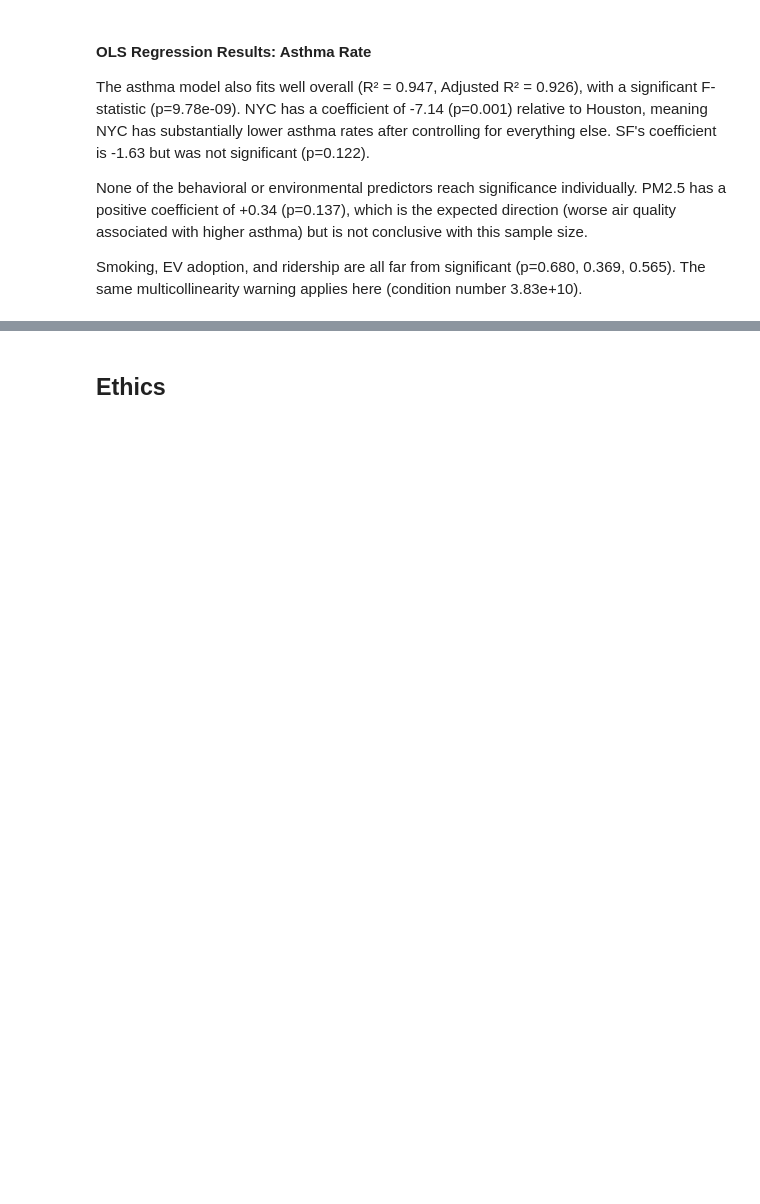
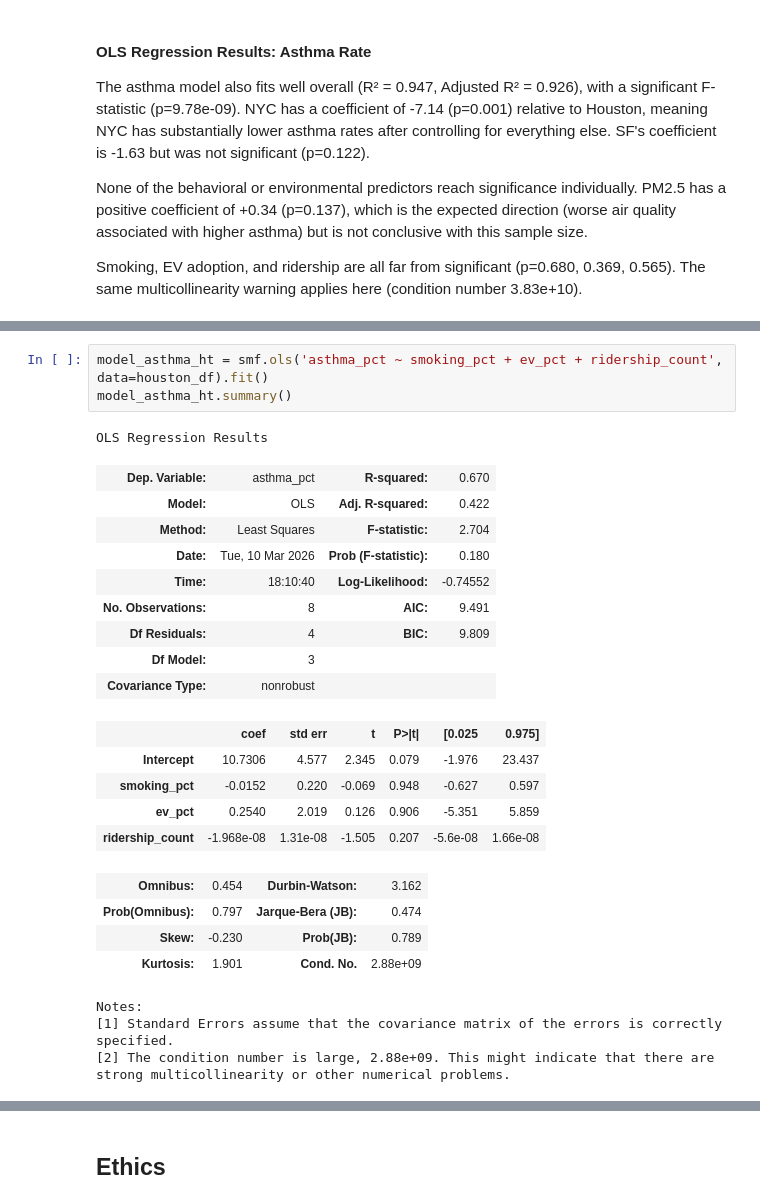
Before and after one commit to COGS108/Group026_WI26, a Jupyter notebook: 03-FinalProject.ipynb, the cells around one changed output, grey strips where cells are left out. Saved outputs shown, nothing was run; the diff lists cells and outputs as text; blank space fills up the shorter version.

```diff
--- a/03-FinalProject.ipynb
+++ b/03-FinalProject.ipynb
@@ -660,0 +741,27 @@ Smoking, EV adoption, and ridership are all far from significant (p=0.680, 0.369
+# %%
+model_asthma_ht = smf.ols('asthma_pct ~ smoking_pct + ev_pct + ridership_count', data=houston_df).fit()
+model_asthma_ht.summary()
+# %% [output]
+OLS Regression Results
+| Dep. Variable: | asthma_pct | R-squared: | 0.670 |
+| Model: | OLS | Adj. R-squared: | 0.422 |
+| Method: | Least Squares | F-statistic: | 2.704 |
+| Date: | Tue, 10 Mar 2026 | Prob (F-statistic): | 0.180 |
+| Time: | 18:10:40 | Log-Likelihood: | -0.74552 |
+| No. Observations: | 8 | AIC: | 9.491 |
+| Df Residuals: | 4 | BIC: | 9.809 |
+| Df Model: | 3 |  |  |
+| Covariance Type: | nonrobust |  |  |
+|  | coef | std err | t | P>|t| | [0.025 | 0.975] |
+| Intercept | 10.7306 | 4.577 | 2.345 | 0.079 | -1.976 | 23.437 |
+| smoking_pct | -0.0152 | 0.220 | -0.069 | 0.948 | -0.627 | 0.597 |
+| ev_pct | 0.2540 | 2.019 | 0.126 | 0.906 | -5.351 | 5.859 |
+| ridership_count | -1.968e-08 | 1.31e-08 | -1.505 | 0.207 | -5.6e-08 | 1.66e-08 |
+| Omnibus: | 0.454 | Durbin-Watson: | 3.162 |
+| Prob(Omnibus): | 0.797 | Jarque-Bera (JB): | 0.474 |
+| Skew: | -0.230 | Prob(JB): | 0.789 |
+| Kurtosis: | 1.901 | Cond. No. | 2.88e+09 |
+Notes:
+[1] Standard Errors assume that the covariance matrix of the errors is correctly specified.
+[2] The condition number is large, 2.88e+09. This might indicate that there are
+strong multicollinearity or other numerical problems.
```
Also changed, not shown: parts of 8 cells of this notebook, 1 other file.
